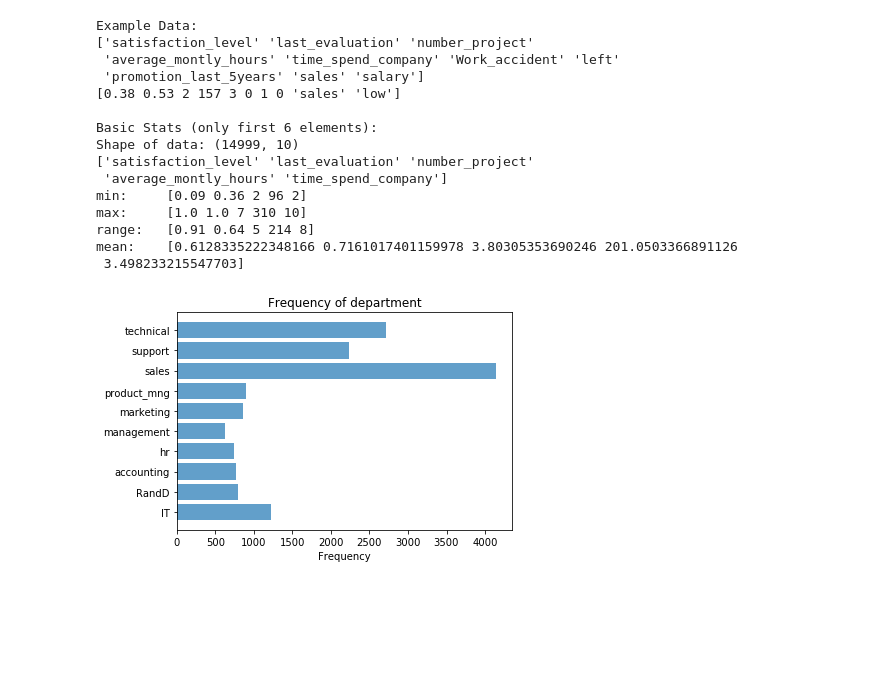
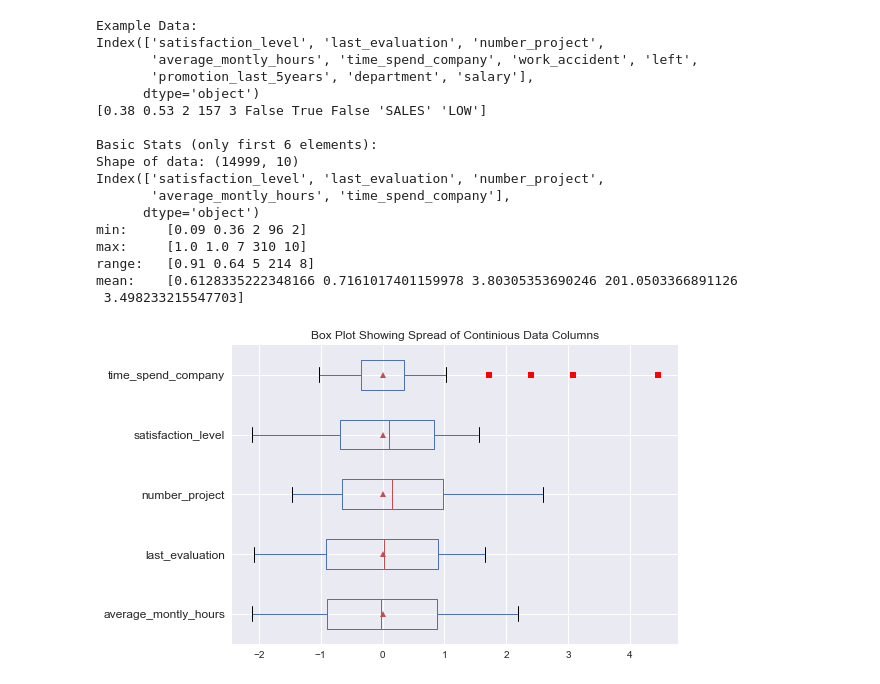
Before and after one commit to TRex22/RetroRabbitDataSciTest, a Jupyter notebook: task1_exploratory_data_analysis/Task1_HR_Dataset.ipynb, the cells around one changed output. Saved outputs shown, nothing was run; the diff lists cells and outputs as text; code cells hidden in the pictures; blank space fills up the shorter version.

```diff
--- a/task1_exploratory_data_analysis/Task1_HR_Dataset.ipynb
+++ b/task1_exploratory_data_analysis/Task1_HR_Dataset.ipynb
@@ -22,68 +61,64 @@ data = df.values
 # %%
-# 1. look at data and see what's going on
+# 2. look at data and see what's going on - basic stats
 print("Example Data:")
-print(headers)
-print(data[0])
+print(df.columns)
+print(df.values[0])
 
 print("\nBasic Stats (only first 6 elements):")
-print("Shape of data:",data.shape)
-min = np.min(data[:,0:5], axis=0)
-max = np.max(data[:,0:5], axis=0)
-mean = np.mean(data[:,0:5], axis=0)
-print(headers[0:5])
+print("Shape of data:", df.values.shape)
+min = np.min(df.values[:,0:5], axis=0)
+max = np.max(df.values[:,0:5], axis=0)
+mean = np.mean(df.values[:,0:5], axis=0)
+print(df.columns[0:5])
 print("min:\t",min)
 print("max:\t",max)
 print("range:\t", (max-min))
 print("mean:\t", mean)
 
-
-
-# deviations / correlations
-
 # binary data pts
 
 # Box and whisker
-# fig = plt.figure(1, figsize=(9, 6))
-# ax = fig.add_subplot(111)
-# bp = ax.boxplot(data[:,0:5].tolist())
-# plt.show()
-
-# print("\nFrequency of department:")
-# print(unique_elements)
-# print(counts_elements)
-unique_elements, counts_elements = np.unique(data[:,8], return_counts=True)
-y_pos = np.arange(len(unique_elements))
-plt.barh(y_pos, counts_elements, align='center', alpha=.7)
-plt.yticks(y_pos, unique_elements)
-plt.xlabel('Frequency')
-plt.title("Frequency of department")
+exclude = ['work_accident', 'left', 'promotion_last_5years', 'sales', 'salary']
+df_norm.ix[:, df.columns.difference(exclude)].boxplot(vert=False, sym='rs', showmeans=True)
+plt.title("Box Plot Showing Spread of Continious Data Columns")
 plt.show()
 
+print("\nFrequencies of Categorical Data:")
+fig, ((a,b)) = plt.subplots(1,2)
+unique_elements, counts_elements = np.unique(df.values[:,8], return_counts=True)
+y_pos = np.arange(len(unique_elements))
+a.barh(y_pos, counts_elements, align='center', alpha=.7)
+a.set_yticks(y_pos, minor=False)
+a.set_yticklabels(unique_elements, fontdict=None, minor=False)
+a.set_xlabel('Frequency')
+a.set_title("Frequency of department")
+
 # print("\nFrequency of salary:")
-# print(unique_elements)
-# print(counts_elements)
-unique_elements, counts_elements = np.unique(data[:,9], return_counts=True)
-y_pos = np.arange(len(unique_elements))
-plt.bar(y_pos, counts_elements, align='center', alpha=.7)
-plt.xticks(y_pos, unique_elements)
-plt.xlabel('Salary')
-plt.ylabel('Frequency')
-plt.title("Frequency of salary range")
+unique_elements2, counts_elements2 = np.unique(df.values[:,9], return_counts=True)
+y_pos = np.arange(len(unique_elements2))
+b.bar(y_pos, counts_elements2, align='center', alpha=.7)
+b.set_xticks(y_pos, minor=False)
+b.set_xticklabels(unique_elements2, fontdict=None, minor=False)
+b.set_xlabel('Salary')
+b.set_ylabel('Frequency')
+b.set_title("Frequency of salary range")
 plt.show()
 # %% [output]
 Example Data:
-['satisfaction_level' 'last_evaluation' 'number_project'
- 'average_montly_hours' 'time_spend_company' 'Work_accident' 'left'
- 'promotion_last_5years' 'sales' 'salary']
-[0.38 0.53 2 157 3 0 1 0 'sales' 'low']
+Index(['satisfaction_level', 'last_evaluation', 'number_project',
+       'average_montly_hours', 'time_spend_company', 'work_accident', 'left',
+       'promotion_last_5years', 'department', 'salary'],
+      dtype='object')
+[0.38 0.53 2 157 3 False True False 'SALES' 'LOW']
 
 Basic Stats (only first 6 elements):
 Shape of data: (14999, 10)
-['satisfaction_level' 'last_evaluation' 'number_project'
- 'average_montly_hours' 'time_spend_company']
+Index(['satisfaction_level', 'last_evaluation', 'number_project',
+       'average_montly_hours', 'time_spend_company'],
+      dtype='object')
 min:     [0.09 0.36 2 96 2]
 max:     [1.0 1.0 7 310 10]
 range:   [0.91 0.64 5 214 8]
 mean:    [0.6128335222348166 0.7161017401159978 3.80305353690246 201.0503366891126
  3.498233215547703]
-[figure, old version]
+[figure, new version]
```
Also changed, not shown: parts of 8 cells of this notebook, 1 other file.
